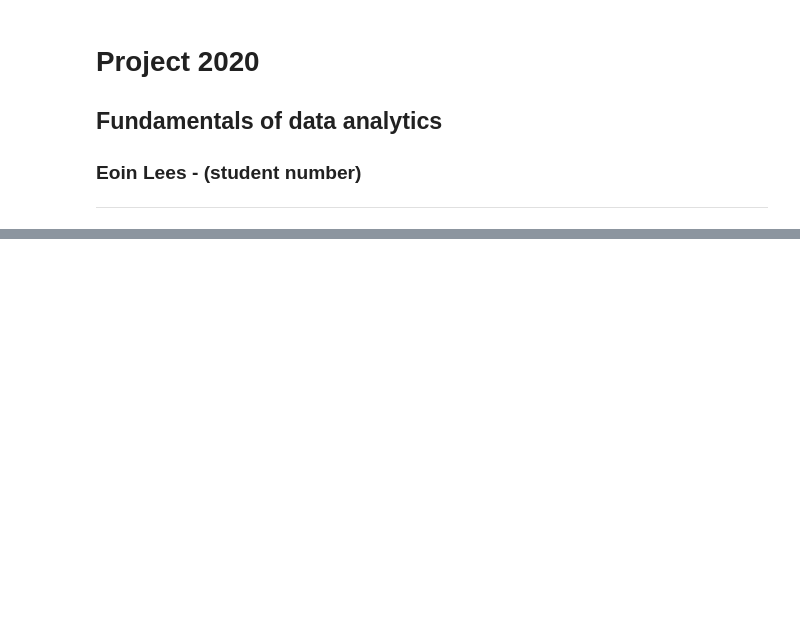
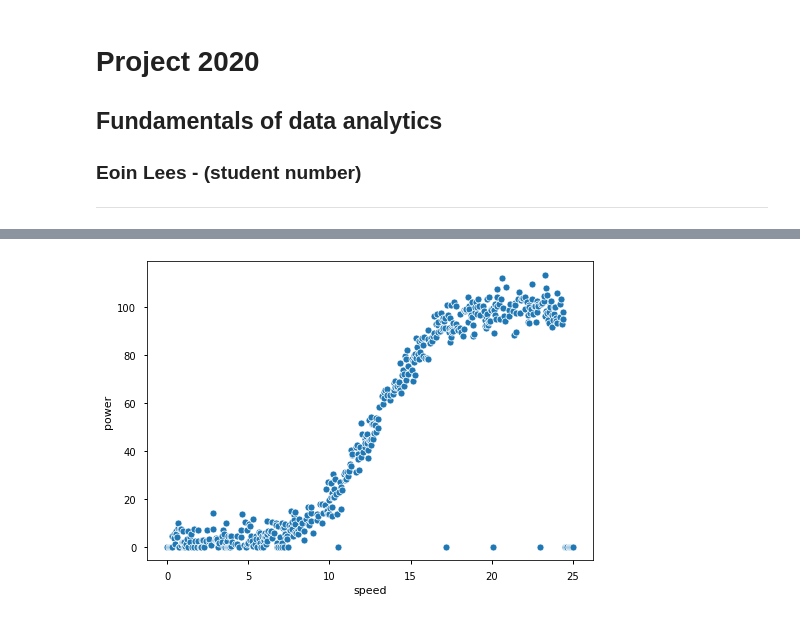
Before and after one commit to eoinlees/FoDA-Project-2020, a Jupyter notebook: Project-2020.ipynb, the cells around one changed output, grey strips where cells are left out. Drawn from its saved outputs; the diff is of its cells as text; code cells hidden in the pictures; blank space fills up the shorter version.

```diff
--- a/Project-2020.ipynb
+++ b/Project-2020.ipynb
@@ -20,0 +63,4 @@ sns.pairplot(dfpowprod, hue="class");
+# %%
+sns.scatterplot(data=dfpowprod, x="speed", y="power");
+# %% [output]
+[figure, added]
```
Also changed, not shown: parts of 11 cells of this notebook.
